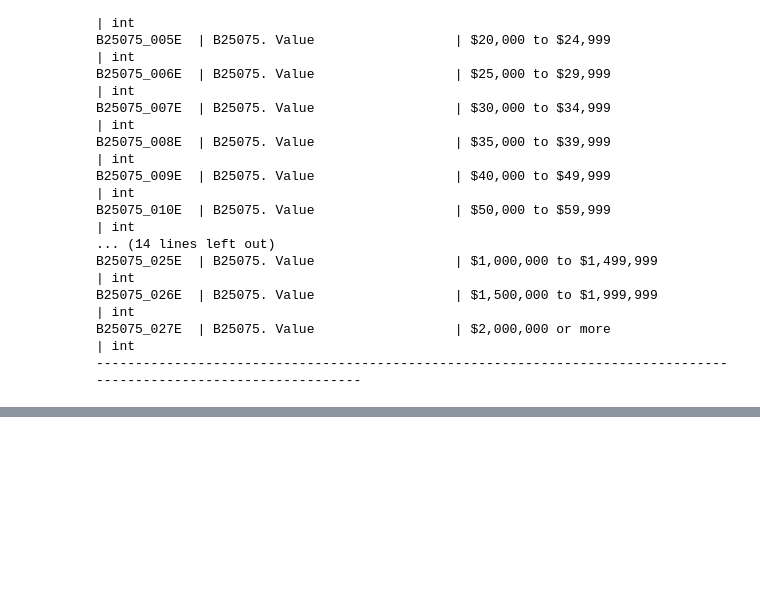
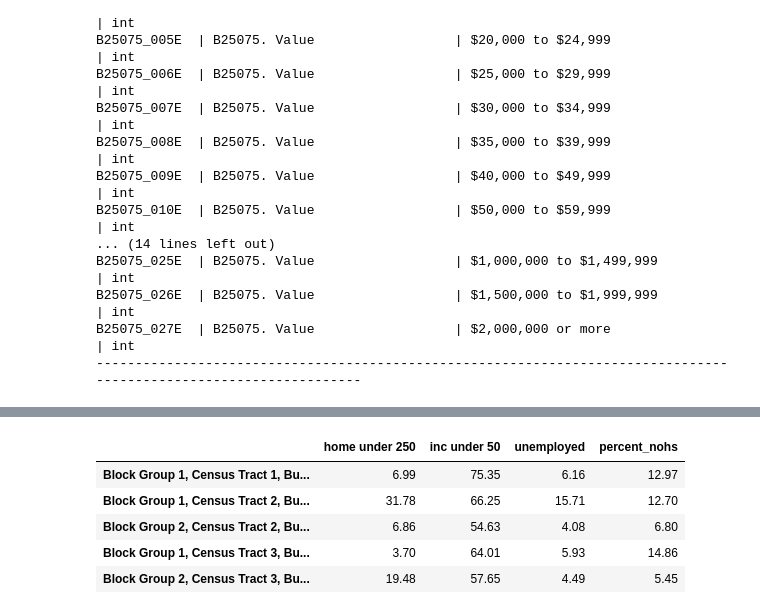
Before and after one commit to lotusflyer/avl_portrait, a Jupyter notebook: simple_censusdata_library_example.ipynb, the cells around one changed output, grey strips where cells are left out. Cells and saved outputs as stored; diff of their text form; code cells hidden in the pictures; blank space fills up the shorter version.

```diff
--- a/simple_censusdata_library_example.ipynb
+++ b/simple_censusdata_library_example.ipynb
@@ -211,0 +211,9 @@ censusdata.download('acs5', '2015',
+# %%
+feature_grid.head()
+# %% [output]
+|  | home under 250 | inc under 50 | unemployed | percent_nohs |
+| Block Group 1, Census Tract 1, Bu... | 6.99 | 75.35 | 6.16 | 12.97 |
+| Block Group 1, Census Tract 2, Bu... | 31.78 | 66.25 | 15.71 | 12.70 |
+| Block Group 2, Census Tract 2, Bu... | 6.86 | 54.63 | 4.08 | 6.80 |
+| Block Group 1, Census Tract 3, Bu... | 3.70 | 64.01 | 5.93 | 14.86 |
+| Block Group 2, Census Tract 3, Bu... | 19.48 | 57.65 | 4.49 | 5.45 |
```
Also changed, not shown: parts of 23 cells of this notebook, 2 other files.
